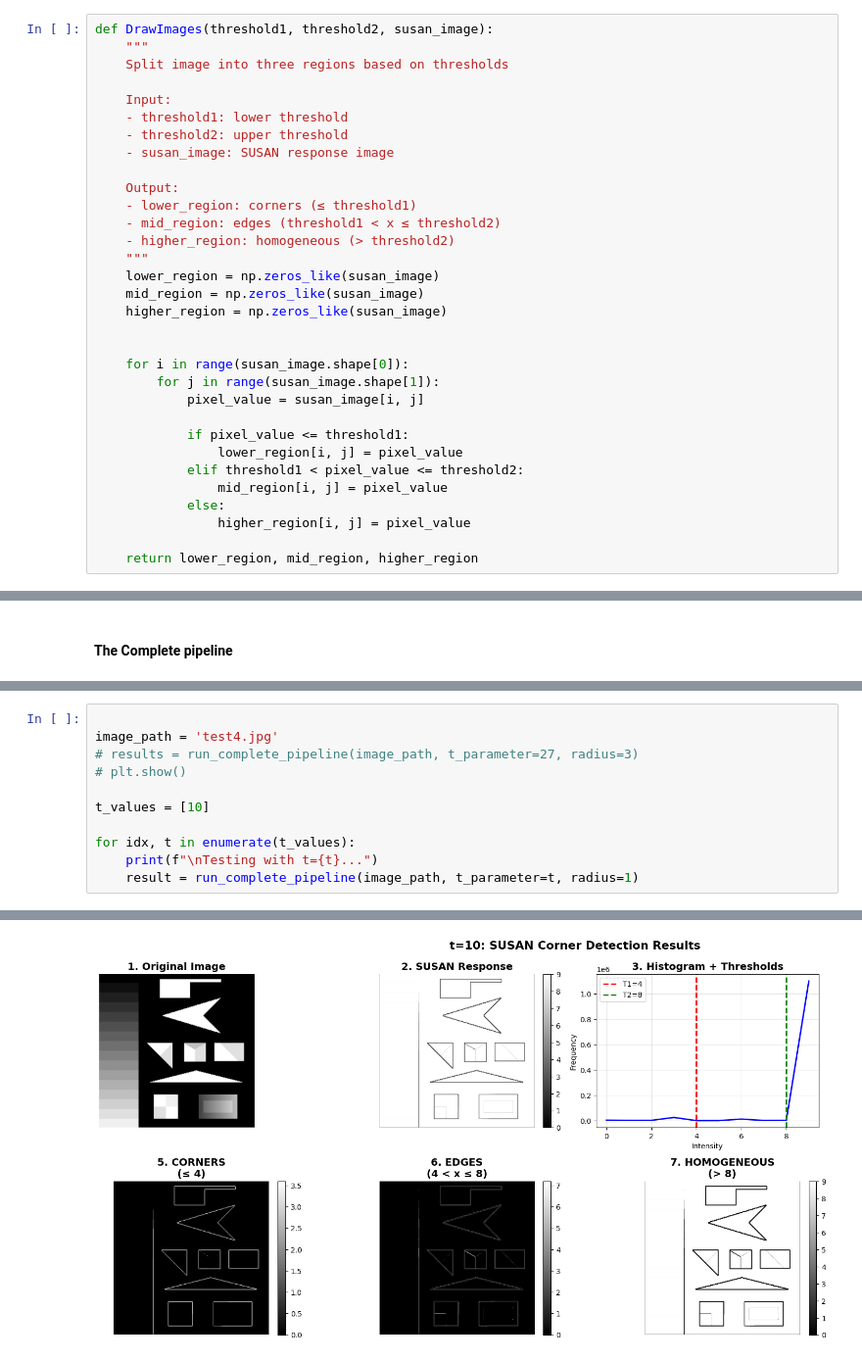
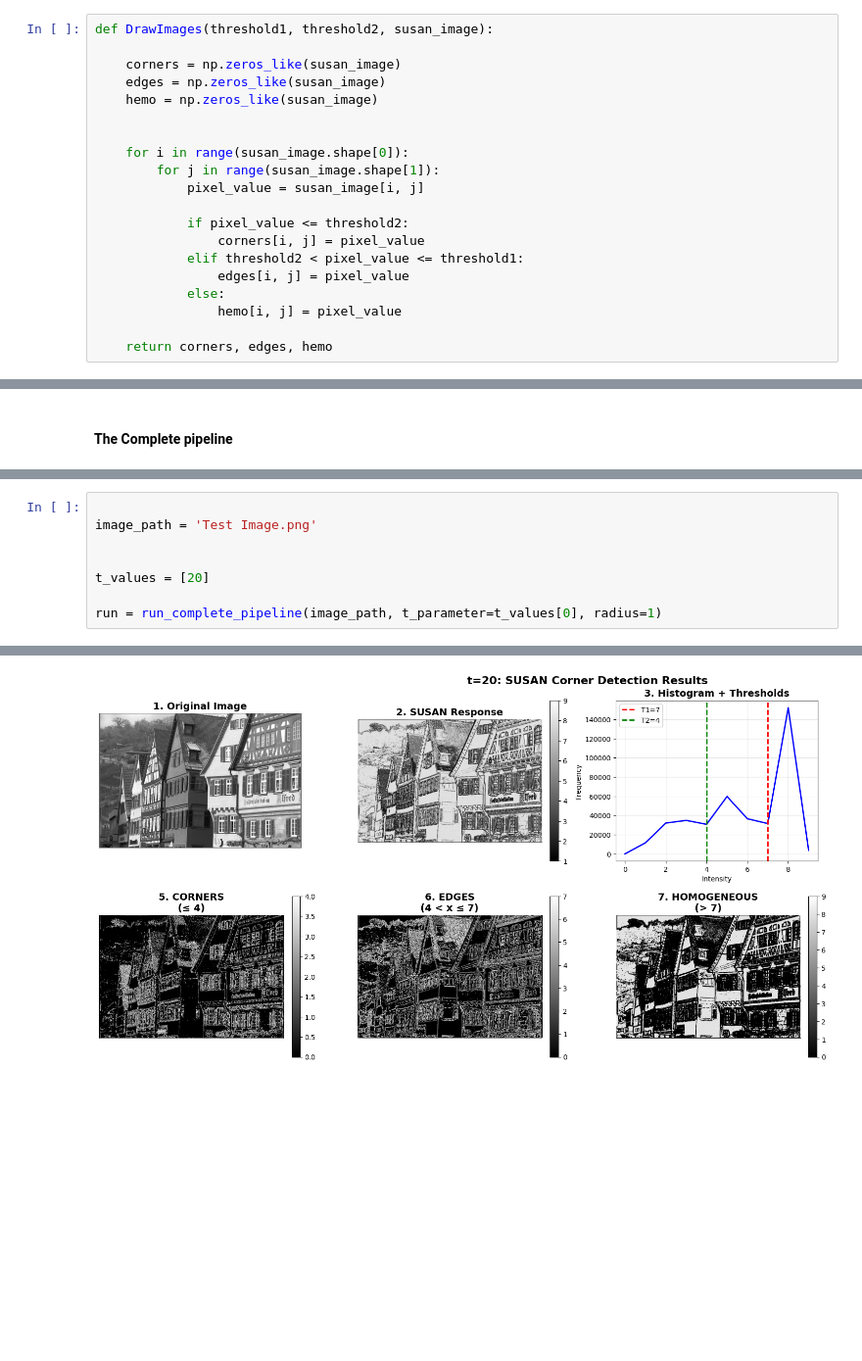
Before and after one commit to MohamedElsaeed424/Corner-and-Edge-Detector, a Jupyter notebook: cv-assignment2.ipynb, the cells around one changed output, grey strips where cells are left out. Shown: that part at 98% size. Drawn from its saved outputs; the diff is of its cells as text; blank space fills up the shorter version.

```diff
--- a/cv-assignment2.ipynb
+++ b/cv-assignment2.ipynb
@@ -432,36 +209,24 @@ def two_pass_convex_hull_threshold(histogram):
 ### 3. Draw Image
 # %%
 def DrawImages(threshold1, threshold2, susan_image):
-    """
-    Split image into three regions based on thresholds
 
-    Input:
-    - threshold1: lower threshold
-    - threshold2: upper threshold
-    - susan_image: SUSAN response image
-
-    Output:
-    - lower_region: corners (≤ threshold1)
-    - mid_region: edges (threshold1 < x ≤ threshold2)
-    - higher_region: homogeneous (> threshold2)
-    """
-    lower_region = np.zeros_like(susan_image)
-    mid_region = np.zeros_like(susan_image)
-    higher_region = np.zeros_like(susan_image)
+    corners = np.zeros_like(susan_image)
+    edges = np.zeros_like(susan_image)
+    hemo = np.zeros_like(susan_image)
 
 
     for i in range(susan_image.shape[0]):
         for j in range(susan_image.shape[1]):
             pixel_value = susan_image[i, j]
 
-            if pixel_value <= threshold1:
-                lower_region[i, j] = pixel_value
-            elif threshold1 < pixel_value <= threshold2:
-                mid_region[i, j] = pixel_value
+            if pixel_value <= threshold2:
+                corners[i, j] = pixel_value
+            elif threshold2 < pixel_value <= threshold1:
+                edges[i, j] = pixel_value
             else:
-                higher_region[i, j] = pixel_value
+                hemo[i, j] = pixel_value
 
-    return lower_region, mid_region, higher_region
+    return corners, edges, hemo
 # %% [markdown]
 #### For Visualization
 # %%
@@ -635,13 +319,10 @@ def run_complete_pipeline(image_path, t_parameter=27, radius=3):
     }
 # %%
 
-image_path = 'test4.jpg'
-# results = run_complete_pipeline(image_path, t_parameter=27, radius=3)
-# plt.show()
+image_path = 'Test Image.png'
 
-t_values = [10]
 
-for idx, t in enumerate(t_values):
-    print(f"\nTesting with t={t}...")
-    result = run_complete_pipeline(image_path, t_parameter=t, radius=1)
+t_values = [20]
+
+run = run_complete_pipeline(image_path, t_parameter=t_values[0], radius=1)
 # %% [output]
@@ -662,4 +332,4 @@ Histogram: [   4294    2889    3162   25795     781    1155   13008    2138    3
 
 ✅ Processing complete!
 ================================================================================
-[figure, old version]
+[figure, new version]
```
Also changed, not shown: parts of 15 cells of this notebook, 3 other files.
